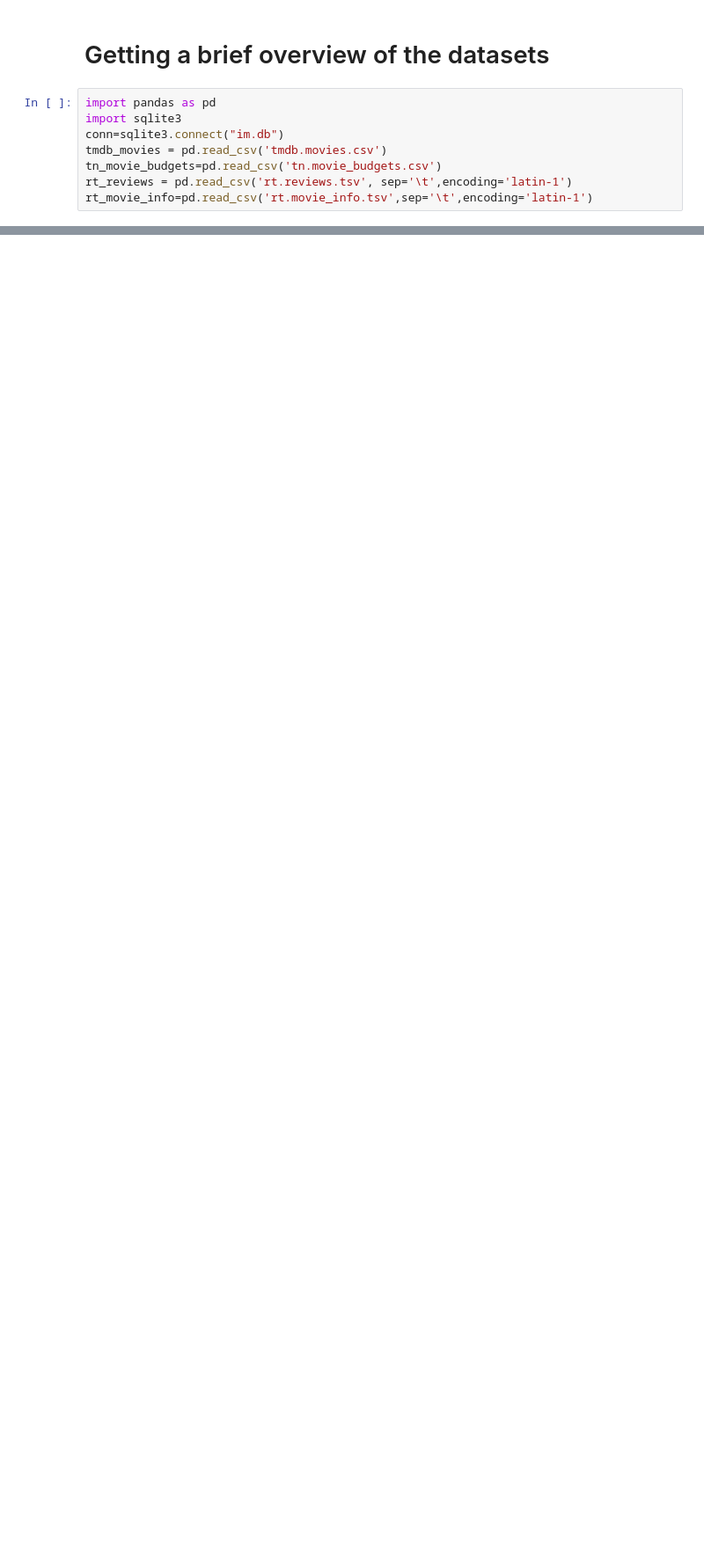
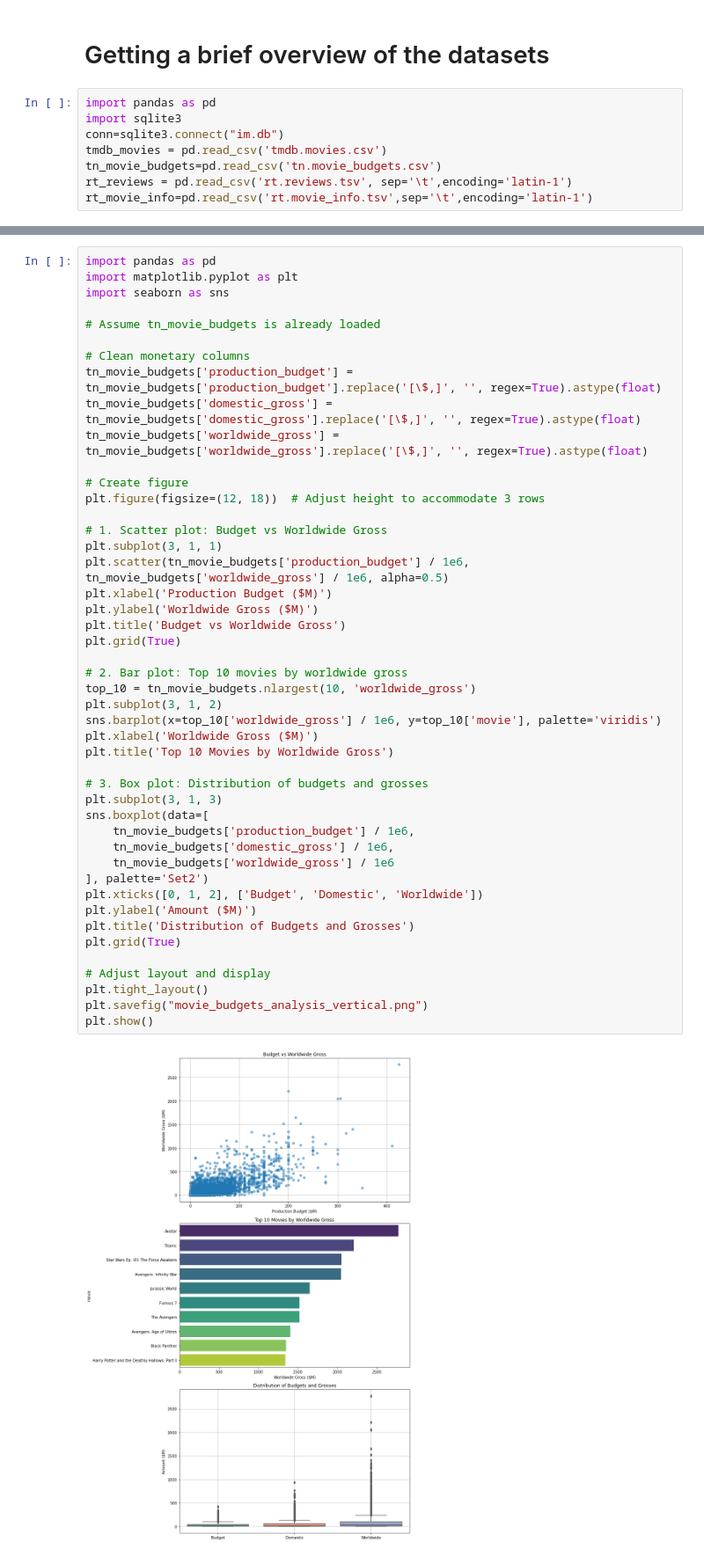
Before and after one commit to Husky-69/Group_8_phase_2_project, a Jupyter notebook: Group8_Endphase2_Project.ipynb, the cells around one changed output, grey strips where cells are left out. Shown at 88% size. Drawn from its saved outputs; the diff is of its cells as text; blank space fills up the shorter version.

```diff
--- a/Group8_Endphase2_Project.ipynb
+++ b/Group8_Endphase2_Project.ipynb
@@ -77,0 +311,48 @@ pd.read_sql("""SELECT *
+# %%
+import pandas as pd
+import matplotlib.pyplot as plt
+import seaborn as sns
+
+# Assume tn_movie_budgets is already loaded
+
+# Clean monetary columns
+tn_movie_budgets['production_budget'] = tn_movie_budgets['production_budget'].replace('[\$,]', '', regex=True).astype(float)
+tn_movie_budgets['domestic_gross'] = tn_movie_budgets['domestic_gross'].replace('[\$,]', '', regex=True).astype(float)
+tn_movie_budgets['worldwide_gross'] = tn_movie_budgets['worldwide_gross'].replace('[\$,]', '', regex=True).astype(float)
+
+# Create figure
+plt.figure(figsize=(12, 18))  # Adjust height to accommodate 3 rows
+
+# 1. Scatter plot: Budget vs Worldwide Gross
+plt.subplot(3, 1, 1)
+plt.scatter(tn_movie_budgets['production_budget'] / 1e6, tn_movie_budgets['worldwide_gross'] / 1e6, alpha=0.5)
+plt.xlabel('Production Budget ($M)')
+plt.ylabel('Worldwide Gross ($M)')
+plt.title('Budget vs Worldwide Gross')
+plt.grid(True)
+
+# 2. Bar plot: Top 10 movies by worldwide gross
+top_10 = tn_movie_budgets.nlargest(10, 'worldwide_gross')
+plt.subplot(3, 1, 2)
+sns.barplot(x=top_10['worldwide_gross'] / 1e6, y=top_10['movie'], palette='viridis')
+plt.xlabel('Worldwide Gross ($M)')
+plt.title('Top 10 Movies by Worldwide Gross')
+
+# 3. Box plot: Distribution of budgets and grosses
+plt.subplot(3, 1, 3)
+sns.boxplot(data=[
+    tn_movie_budgets['production_budget'] / 1e6,
+    tn_movie_budgets['domestic_gross'] / 1e6,
+    tn_movie_budgets['worldwide_gross'] / 1e6
+], palette='Set2')
+plt.xticks([0, 1, 2], ['Budget', 'Domestic', 'Worldwide'])
+plt.ylabel('Amount ($M)')
+plt.title('Distribution of Budgets and Grosses')
+plt.grid(True)
+
+# Adjust layout and display
+plt.tight_layout()
+plt.savefig("movie_budgets_analysis_vertical.png")
+plt.show()
+# %% [output]
+[figure, added]
```
Also changed, not shown: parts of 17 cells of this notebook.
